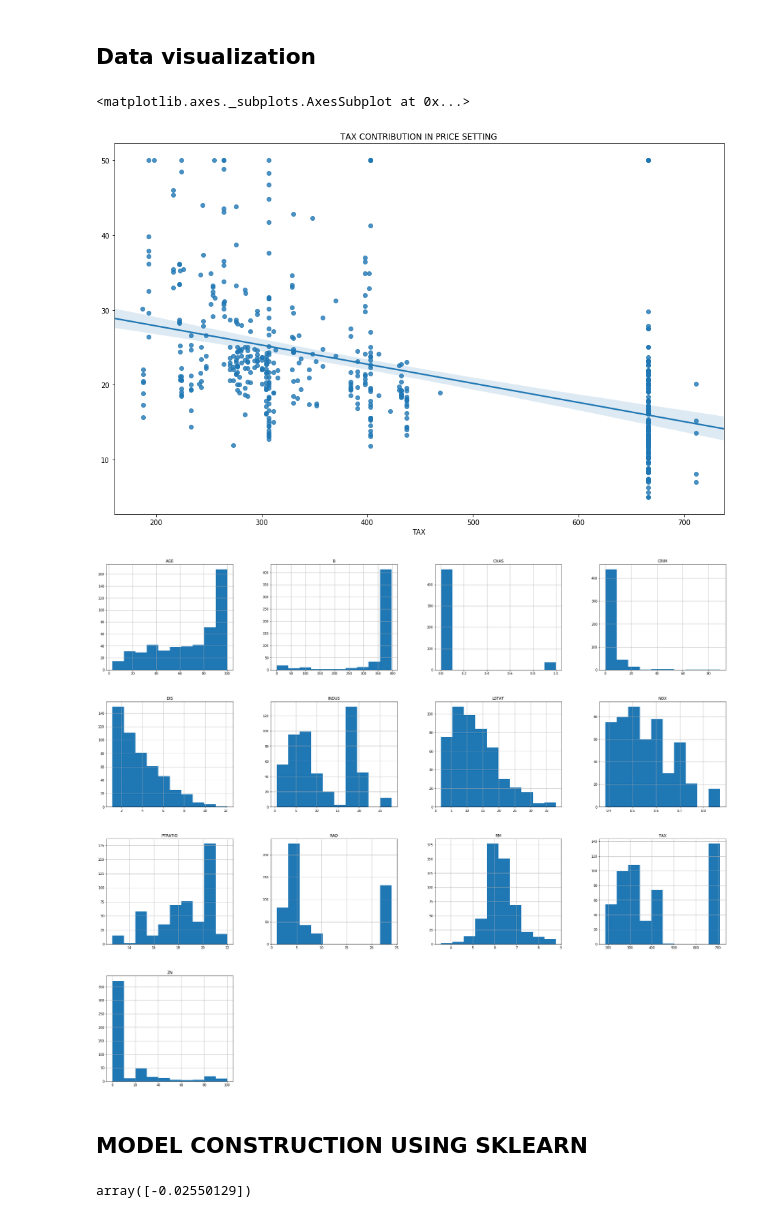
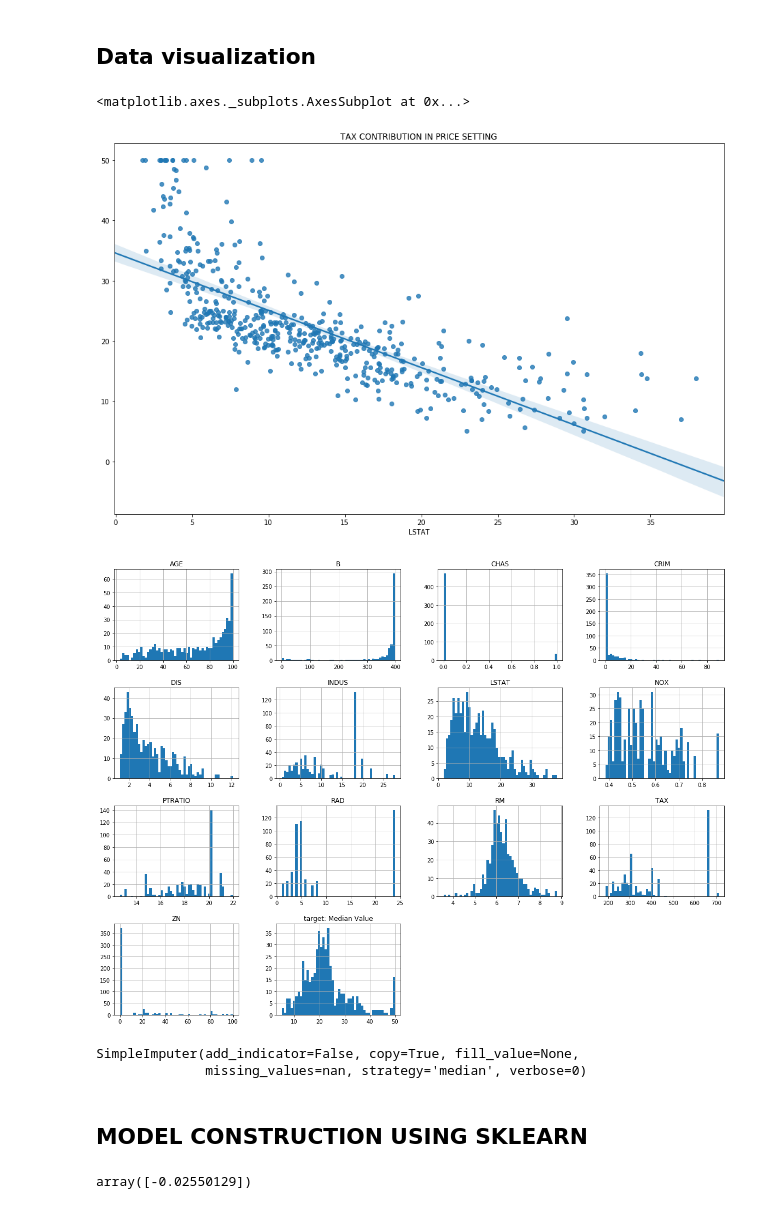
Before and after one commit to ciliamadani/Boston-House-Prices, a Jupyter notebook: Boston House Pricing.ipynb, the cells around one changed output. Cells and saved outputs as stored; diff of their text form; code cells hidden in the pictures.

Commit message:
Nan values removal

```diff
--- a/Boston House Pricing.ipynb
+++ b/Boston House Pricing.ipynb
@@ -13,8 +13,8 @@ from sklearn.metrics import accuracy_score
 # %% [markdown]
 ## EXPLORING DATA
 # %%
-data = sklearn.datasets.load_boston()
-X,y = sklearn.datasets.load_boston(return_X_y=True)
+data=load_boston()
+X,y =load_boston(return_X_y=True)
 # %%
 X_df = pd.DataFrame(X,y)
 X_df.columns = list(data.feature_names)
@@ -64,3 +81,10 @@ X_df.describe()
 | 50% | 0.256510 | 0.000000 | 9.690000 | 0.000000 | 0.538000 | 6.208500 | 77.500000 | 3.207450 | 5.000000 | 330.000000 | 19.050000 | ... |
 | 75% | 3.677083 | 12.500000 | 18.100000 | 0.000000 | 0.624000 | 6.623500 | 94.075000 | 5.188425 | 24.000000 | 666.000000 | 20.200000 | ... |
 | max | 88.976200 | 100.000000 | 27.740000 | 1.000000 | 0.871000 | 8.780000 | 100.000000 | 12.126500 | 24.000000 | 711.000000 | 22.000000 | ... |
+# %%
+## Modify data presentation
+# set a new index and the target column
+
+X_df['target: Median Value'] = X_df.index
+s = pd.Series(list(range(X_df.shape[0])))
+X_df.set_index(s)
@@ -69,21 +129,39 @@ X_df.describe()
 # %%
 plt.figure(figsize=(16,10))
 plt.title('TAX CONTRIBUTION IN PRICE SETTING')
-sns.regplot(x=X_df['TAX'],y=data.target,label='TAX')
+sns.regplot(x=X_df['LSTAT'],y=data.target,label='TAX')
 #sns.lineplot(x=X_df['TAX'],y=data.target,label='DIS')
 # %% [output]
 <matplotlib.axes._subplots.AxesSubplot at 0x...>
-[figure, old version]
+[figure, new version]
 # %%
-X_df.hist(figsize=(35,30))
+X_df.hist(bins=50, figsize=(20,15))
 plt.show()
 # %% [output]
-[figure, old version]
+[figure, new version]
+# %%
+## Replace the NaN values by the median value of features
+
+#for c in (X_df.columns):
+#    median = X_df[c].median()
+#    X_df[c].fillna(median, inplace=True) # option 3
+
+try:
+    from sklearn.impute import SimpleImputer # Scikit-Learn 0.20+
+except ImportError:
+    from sklearn.preprocessing import Imputer as SimpleImputer
+
+imputer = SimpleImputer(strategy="median")
+X = imputer.fit(X_df)
+imputer
+# %% [output]
+SimpleImputer(add_indicator=False, copy=True, fill_value=None,
+              missing_values=nan, strategy='median', verbose=0)
+# %% [markdown]
+## MODEL CONSTRUCTION USING SKLEARN
 # %%
 # split data into train and test sets
 x_train,x_test,y_train,y_test = train_test_split(X_df,y, test_size=0.3, random_state=42)
-# %% [markdown]
-## MODEL CONSTRUCTION USING SKLEARN
 # %%
 # fit data
 line_reg = LinearRegression(fit_intercept=True)
```
Also changed, not shown: parts of 4 cells of this notebook.
